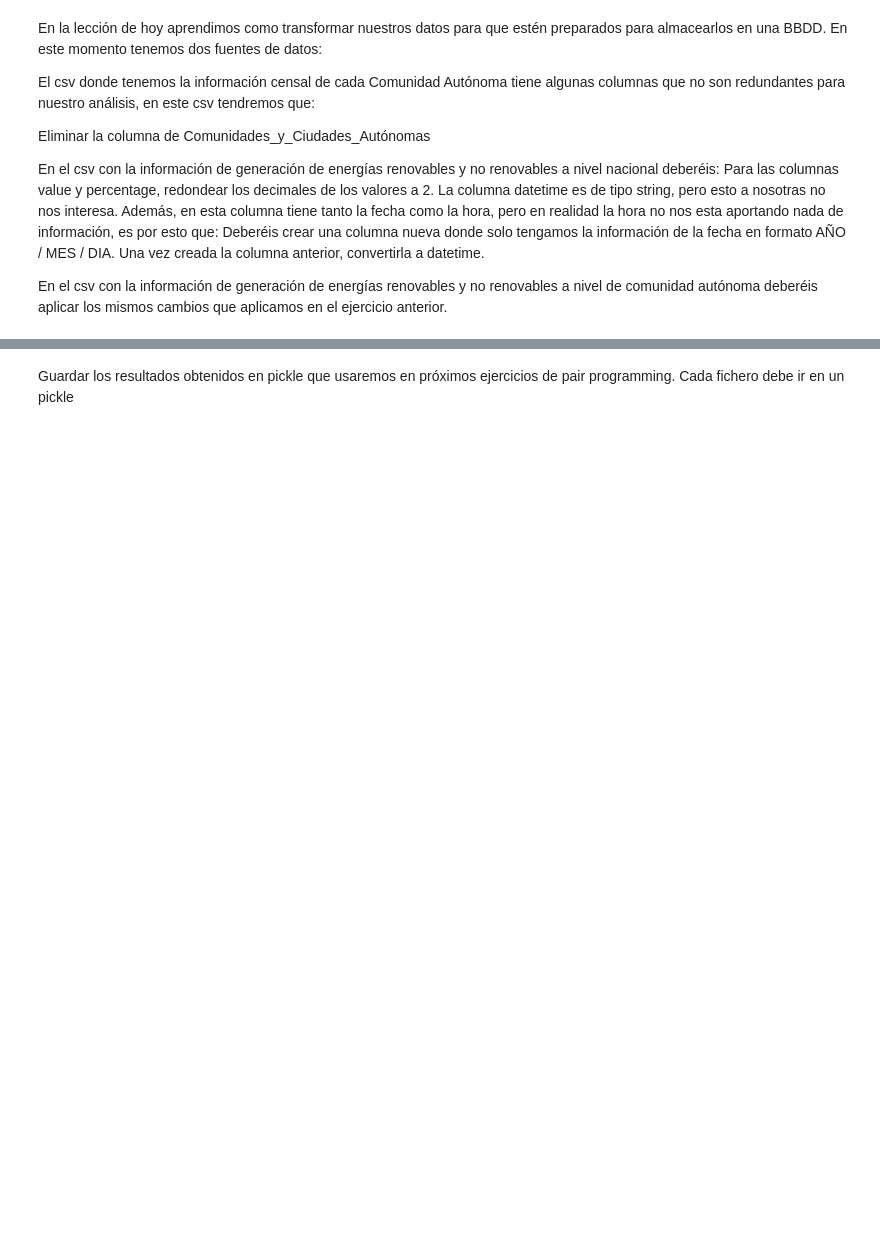
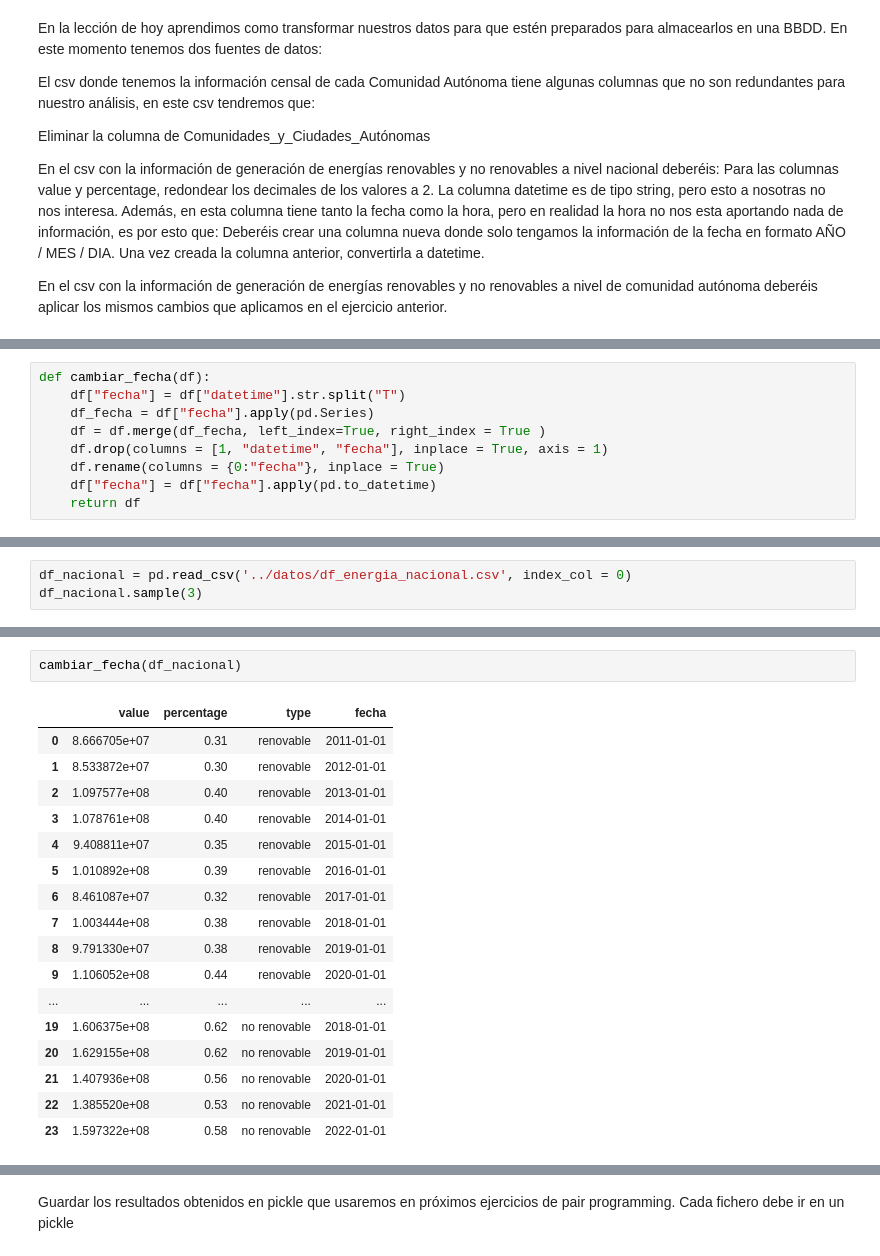
Before and after one commit to Adalab/promo_d_da_modulo2_sprint2_Cristina-Paloma, a Jupyter notebook: ETL/ETL II-transformación-limpieza.ipynb, the cells around one changed output, grey strips where cells are left out. Saved outputs shown, nothing was run; the diff lists cells and outputs as text; blank space fills up the shorter version.

```diff
--- a/ETL/ETL II-transformación-limpieza.ipynb
+++ b/ETL/ETL II-transformación-limpieza.ipynb
@@ -24,0 +104,9 @@ En el csv con la información de generación de energías renovables y no renova
+# %%
+def cambiar_fecha(df):
+    df["fecha"] = df["datetime"].str.split("T")
+    df_fecha = df["fecha"].apply(pd.Series)
+    df = df.merge(df_fecha, left_index=True, right_index = True )
+    df.drop(columns = [1, "datetime", "fecha"], inplace = True, axis = 1)
+    df.rename(columns = {0:"fecha"}, inplace = True)
+    df["fecha"] = df["fecha"].apply(pd.to_datetime)
+    return df
@@ -24,0 +202,3 @@ En el csv con la información de generación de energías renovables y no renova
+# %%
+df_nacional = pd.read_csv('../datos/df_energia_nacional.csv', index_col = 0)
+df_nacional.sample(3)
@@ -24,0 +219,20 @@ En el csv con la información de generación de energías renovables y no renova
+# %%
+cambiar_fecha(df_nacional)
+# %% [output]
+|  | value | percentage | type | fecha |
+| 0 | 8.666705e+07 | 0.31 | renovable | 2011-01-01 |
+| 1 | 8.533872e+07 | 0.30 | renovable | 2012-01-01 |
+| 2 | 1.097577e+08 | 0.40 | renovable | 2013-01-01 |
+| 3 | 1.078761e+08 | 0.40 | renovable | 2014-01-01 |
+| 4 | 9.408811e+07 | 0.35 | renovable | 2015-01-01 |
+| 5 | 1.010892e+08 | 0.39 | renovable | 2016-01-01 |
+| 6 | 8.461087e+07 | 0.32 | renovable | 2017-01-01 |
+| 7 | 1.003444e+08 | 0.38 | renovable | 2018-01-01 |
+| 8 | 9.791330e+07 | 0.38 | renovable | 2019-01-01 |
+| 9 | 1.106052e+08 | 0.44 | renovable | 2020-01-01 |
+| ... | ... | ... | ... | ... |
+| 19 | 1.606375e+08 | 0.62 | no renovable | 2018-01-01 |
+| 20 | 1.629155e+08 | 0.62 | no renovable | 2019-01-01 |
+| 21 | 1.407936e+08 | 0.56 | no renovable | 2020-01-01 |
+| 22 | 1.385520e+08 | 0.53 | no renovable | 2021-01-01 |
+| 23 | 1.597322e+08 | 0.58 | no renovable | 2022-01-01 |
```
Also changed, not shown: parts of 27 cells of this notebook, 4 other files.
